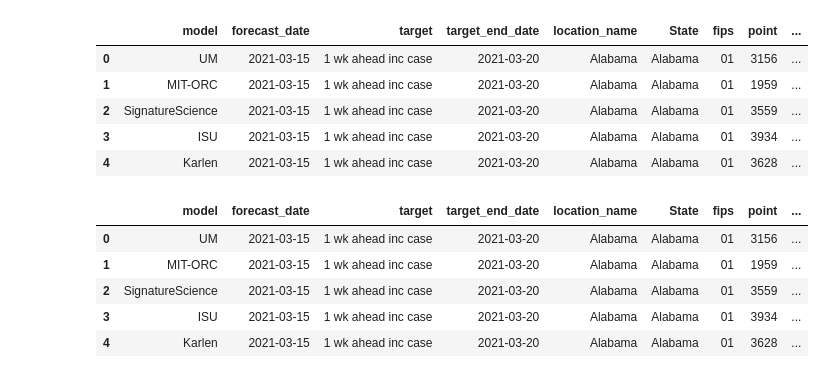
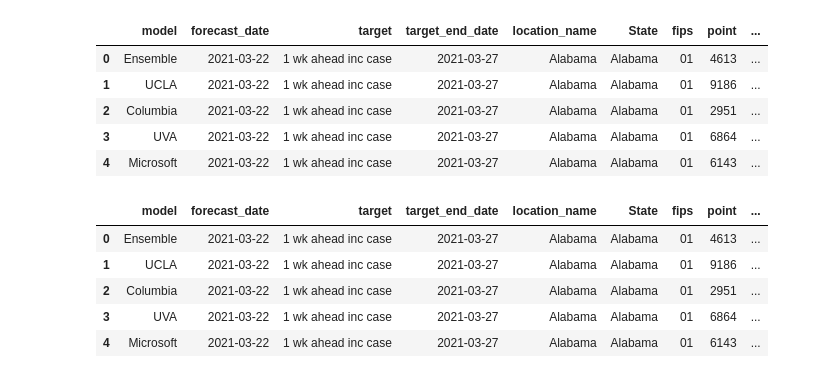
Before and after one commit to menlodoug/covid_crunching, a Jupyter notebook: pandas/CDC_Case_Forecast.ipynb, the cells around one changed output. Cells and saved outputs as stored; diff of their text form; code cells hidden in the pictures.

```diff
--- a/pandas/CDC_Case_Forecast.ipynb
+++ b/pandas/CDC_Case_Forecast.ipynb
@@ -3,15 +3,15 @@ import pandas as pd
 import numpy as np
 pd.options.display.float_format = '{:.0f}'.format
 # %%
-case_forecast_df = pd.read_csv('2021-03-15-all-forecasted-cases-model-data.csv')
+case_forecast_df = pd.read_csv('2021-03-22-all-forecasted-cases-model-data.csv')
 case_forecast_df.head(5)
 # %% [output]
 |  | model | forecast_date | target | target_end_date | location_name | State | fips | point | ... |
-| 0 | UM | 2021-03-15 | 1 wk ahead inc case | 2021-03-20 | Alabama | Alabama | 01 | 3156 | ... |
-| 1 | MIT-ORC | 2021-03-15 | 1 wk ahead inc case | 2021-03-20 | Alabama | Alabama | 01 | 1959 | ... |
-| 2 | SignatureScience | 2021-03-15 | 1 wk ahead inc case | 2021-03-20 | Alabama | Alabama | 01 | 3559 | ... |
-| 3 | ISU | 2021-03-15 | 1 wk ahead inc case | 2021-03-20 | Alabama | Alabama | 01 | 3934 | ... |
-| 4 | Karlen | 2021-03-15 | 1 wk ahead inc case | 2021-03-20 | Alabama | Alabama | 01 | 3628 | ... |
+| 0 | Ensemble | 2021-03-22 | 1 wk ahead inc case | 2021-03-27 | Alabama | Alabama | 01 | 4613 | ... |
+| 1 | UCLA | 2021-03-22 | 1 wk ahead inc case | 2021-03-27 | Alabama | Alabama | 01 | 9186 | ... |
+| 2 | Columbia | 2021-03-22 | 1 wk ahead inc case | 2021-03-27 | Alabama | Alabama | 01 | 2951 | ... |
+| 3 | UVA | 2021-03-22 | 1 wk ahead inc case | 2021-03-27 | Alabama | Alabama | 01 | 6864 | ... |
+| 4 | Microsoft | 2021-03-22 | 1 wk ahead inc case | 2021-03-27 | Alabama | Alabama | 01 | 6143 | ... |
 # %%
 case_forecast_df['location_name'] = case_forecast_df['location_name'].apply(lambda x: x.split(' County,')[0])
 case_forecast_df = case_forecast_df.fillna(0)
@@ -22,11 +22,11 @@ case_forecast_df = case_forecast_df[(case_forecast_df['target'] != '8 wk ahead i
 case_forecast_df.head(5)
 # %% [output]
 |  | model | forecast_date | target | target_end_date | location_name | State | fips | point | ... |
-| 0 | UM | 2021-03-15 | 1 wk ahead inc case | 2021-03-20 | Alabama | Alabama | 01 | 3156 | ... |
-| 1 | MIT-ORC | 2021-03-15 | 1 wk ahead inc case | 2021-03-20 | Alabama | Alabama | 01 | 1959 | ... |
-| 2 | SignatureScience | 2021-03-15 | 1 wk ahead inc case | 2021-03-20 | Alabama | Alabama | 01 | 3559 | ... |
-| 3 | ISU | 2021-03-15 | 1 wk ahead inc case | 2021-03-20 | Alabama | Alabama | 01 | 3934 | ... |
-| 4 | Karlen | 2021-03-15 | 1 wk ahead inc case | 2021-03-20 | Alabama | Alabama | 01 | 3628 | ... |
+| 0 | Ensemble | 2021-03-22 | 1 wk ahead inc case | 2021-03-27 | Alabama | Alabama | 01 | 4613 | ... |
+| 1 | UCLA | 2021-03-22 | 1 wk ahead inc case | 2021-03-27 | Alabama | Alabama | 01 | 9186 | ... |
+| 2 | Columbia | 2021-03-22 | 1 wk ahead inc case | 2021-03-27 | Alabama | Alabama | 01 | 2951 | ... |
+| 3 | UVA | 2021-03-22 | 1 wk ahead inc case | 2021-03-27 | Alabama | Alabama | 01 | 6864 | ... |
+| 4 | Microsoft | 2021-03-22 | 1 wk ahead inc case | 2021-03-27 | Alabama | Alabama | 01 | 6143 | ... |
 # %%
 case_forecast_df = case_forecast_df.query("State != location_name")
 case_forecast_df
```
Also changed, not shown: parts of 1 cell of this notebook, 37 other files.
